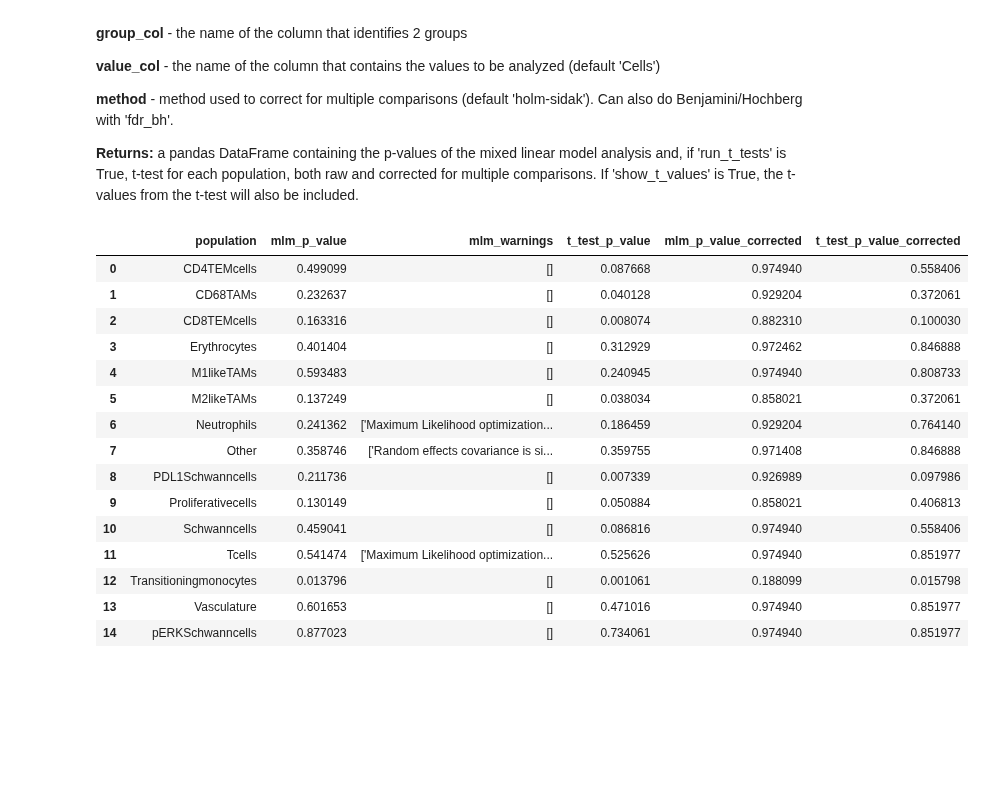
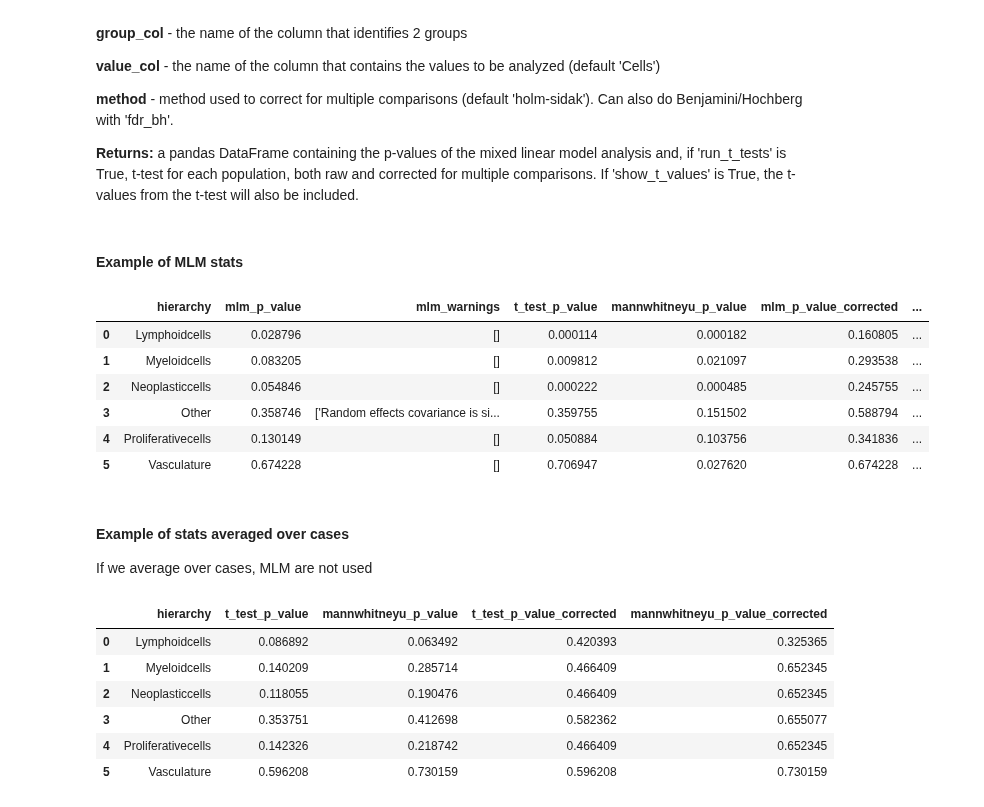
Before and after one commit to dr-michael-haley/imcanalysis, a Jupyter notebook: Mike_IMC_Pipeline/4. Plotting.ipynb, the cells around one changed output. Cells and saved outputs as stored; diff of their text form; code cells hidden in the pictures; blank space fills up the shorter version.

Commit message:
Update stats

```diff
--- a/Mike_IMC_Pipeline/4. Plotting.ipynb
+++ b/Mike_IMC_Pipeline/4. Plotting.ipynb
@@ -39,7 +39,7 @@ This plots bargraphs, either for population abundances, or for measured values.
 # %%
 data = plot.bargraph(adata,
                      hue='Growth',
-                     pop_col='population',
+                     pop_col='hierarchy',
                      return_data=True)
 # %% [output]
 No colour map found for Growth
@@ -82,24 +80,33 @@ There are several other ways to customise this, view them by running __plot.mlm_
 **method** - method used to correct for multiple comparisons (default 'holm-sidak'). Can also do Benjamini/Hochberg with 'fdr_bh'.
 
 **Returns:** a pandas DataFrame containing the p-values of the mixed linear model analysis and, if 'run_t_tests' is True, t-test for each population, both raw and corrected for multiple comparisons. If 'show_t_values' is True, the t-values from the t-test will also be included.
+# %% [markdown]
+#### Example of MLM stats
+# %%
+plot.mlm_stats(data,
+          pop_col='hierarchy',
+          group_col='Growth')
+# %% [output]
+|  | hierarchy | mlm_p_value | mlm_warnings | t_test_p_value | mannwhitneyu_p_value | mlm_p_value_corrected | ... |
+| 0 | Lymphoidcells | 0.028796 | [] | 0.000114 | 0.000182 | 0.160805 | ... |
+| 1 | Myeloidcells | 0.083205 | [] | 0.009812 | 0.021097 | 0.293538 | ... |
+| 2 | Neoplasticcells | 0.054846 | [] | 0.000222 | 0.000485 | 0.245755 | ... |
+| 3 | Other | 0.358746 | ['Random effects covariance is si... | 0.359755 | 0.151502 | 0.588794 | ... |
+| 4 | Proliferativecells | 0.130149 | [] | 0.050884 | 0.103756 | 0.341836 | ... |
+| 5 | Vasculature | 0.674228 | [] | 0.706947 | 0.027620 | 0.674228 | ... |
+# %% [markdown]
+#### Example of stats averaged over cases
+If we average over cases, MLM are not used
 # %%
 plot.mlm_stats(data,
-          pop_col='population',
-          group_col='Growth')
+          pop_col='hierarchy',
+          group_col='Growth',
+          average_cases=True)
 # %% [output]
-|  | population | mlm_p_value | mlm_warnings | t_test_p_value | mlm_p_value_corrected | t_test_p_value_corrected |
-| 0 | CD4TEMcells | 0.499099 | [] | 0.087668 | 0.974940 | 0.558406 |
-| 1 | CD68TAMs | 0.232637 | [] | 0.040128 | 0.929204 | 0.372061 |
-| 2 | CD8TEMcells | 0.163316 | [] | 0.008074 | 0.882310 | 0.100030 |
-| 3 | Erythrocytes | 0.401404 | [] | 0.312929 | 0.972462 | 0.846888 |
-| 4 | M1likeTAMs | 0.593483 | [] | 0.240945 | 0.974940 | 0.808733 |
-| 5 | M2likeTAMs | 0.137249 | [] | 0.038034 | 0.858021 | 0.372061 |
-| 6 | Neutrophils | 0.241362 | ['Maximum Likelihood optimization... | 0.186459 | 0.929204 | 0.764140 |
-| 7 | Other | 0.358746 | ['Random effects covariance is si... | 0.359755 | 0.971408 | 0.846888 |
-| 8 | PDL1Schwanncells | 0.211736 | [] | 0.007339 | 0.926989 | 0.097986 |
-| 9 | Proliferativecells | 0.130149 | [] | 0.050884 | 0.858021 | 0.406813 |
-| 10 | Schwanncells | 0.459041 | [] | 0.086816 | 0.974940 | 0.558406 |
-| 11 | Tcells | 0.541474 | ['Maximum Likelihood optimization... | 0.525626 | 0.974940 | 0.851977 |
-| 12 | Transitioningmonocytes | 0.013796 | [] | 0.001061 | 0.188099 | 0.015798 |
-| 13 | Vasculature | 0.601653 | [] | 0.471016 | 0.974940 | 0.851977 |
-| 14 | pERKSchwanncells | 0.877023 | [] | 0.734061 | 0.974940 | 0.851977 |
+|  | hierarchy | t_test_p_value | mannwhitneyu_p_value | t_test_p_value_corrected | mannwhitneyu_p_value_corrected |
+| 0 | Lymphoidcells | 0.086892 | 0.063492 | 0.420393 | 0.325365 |
+| 1 | Myeloidcells | 0.140209 | 0.285714 | 0.466409 | 0.652345 |
+| 2 | Neoplasticcells | 0.118055 | 0.190476 | 0.466409 | 0.652345 |
+| 3 | Other | 0.353751 | 0.412698 | 0.582362 | 0.655077 |
+| 4 | Proliferativecells | 0.142326 | 0.218742 | 0.466409 | 0.652345 |
+| 5 | Vasculature | 0.596208 | 0.730159 | 0.596208 | 0.730159 |
```
Also changed, not shown: parts of 1 cell of this notebook, 1 other file.
